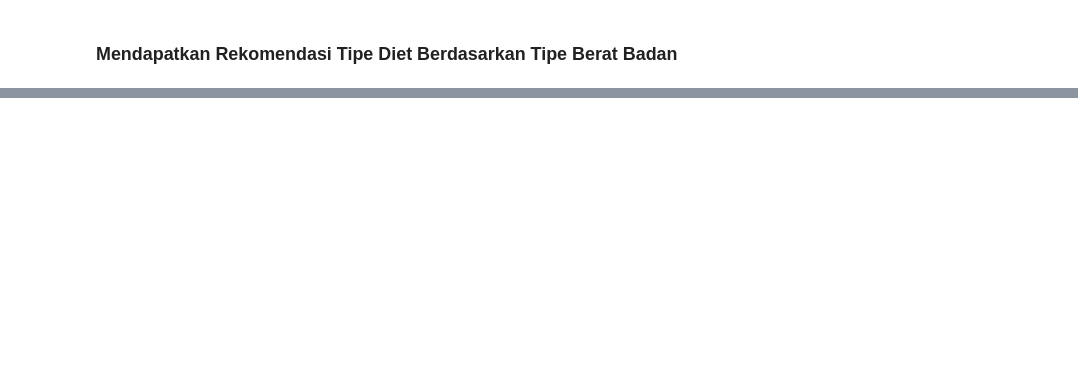
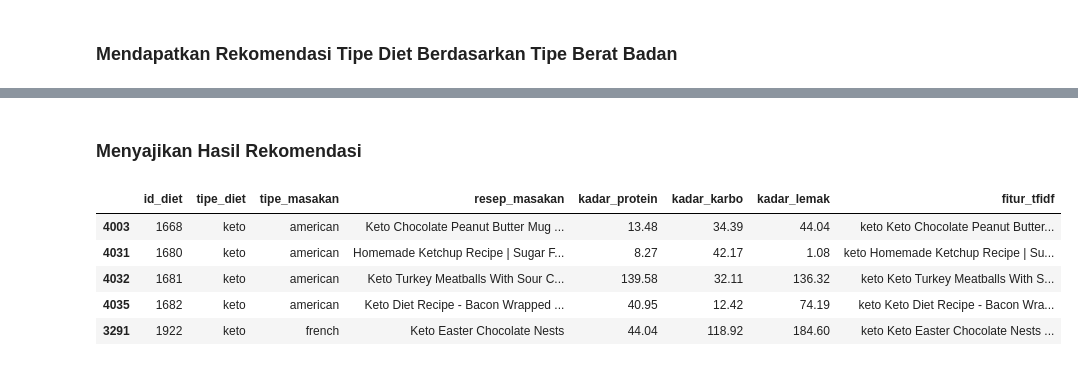
Before and after one commit to ishala/obesity-analysis-and-recommender-system, a Jupyter notebook: Submission 2/analisis.ipynb, the cells around one changed output, grey strips where cells are left out. Saved outputs shown, nothing was run; the diff lists cells and outputs as text; code cells hidden in the pictures; blank space fills up the shorter version.

```diff
--- a/Submission 2/analisis.ipynb
+++ b/Submission 2/analisis.ipynb
@@ -1541,0 +1535,36 @@ resto_not_visited = list(
+# %%
+# Ambil sample tipe diet
+userId = dietWithUser.id_user.sample(1).iloc[0]
+
+# Ambil sample tipe berat badan
+chosenDietByUser = dietWithUser[dietWithUser.tipe_berat_badan == userId]
+
+# Ambil data id diet yang belum pernah digunakan
+dietUnchoosenByUser = dietDf[~dietDf['tipe_diet'].isin(chosenDietByUser.tipe_diet.values)]['tipe_diet']
+
+# Ambil data id user yang serupa sebanyak data id diet
+userIdForPredict = np.array([userId] * len(dietUnchoosenByUser))
+
+# Gunakan map untuk mendapatkan encoded values dari dietUnchoosenByUser
+dietUnchoosenByUserEncoded = dietUnchoosenByUser.map(dietToEncoded).values
+
+# Prediksi rating menggunakan model
+ratings = model.predict([dietUnchoosenByUserEncoded, userIdForPredict])
+
+# Mendapatkan indeks rating teratas
+topRatingsIndices = np.argsort(ratings.flatten())[::-1]
+
+# Mengambil top 5 indeks
+top5Indices = topRatingsIndices[:5]
+# %% [markdown]
+### Menyajikan Hasil Rekomendasi
+# %%
+recommendedDietDf = dietDf[dietDf['id_diet'].isin(top5Indices)]
+recommendedDietDf
+# %% [output]
+|  | id_diet | tipe_diet | tipe_masakan | resep_masakan | kadar_protein | kadar_karbo | kadar_lemak | fitur_tfidf |
+| 4003 | 1668 | keto | american | Keto Chocolate Peanut Butter Mug ... | 13.48 | 34.39 | 44.04 | keto Keto Chocolate Peanut Butter... |
+| 4031 | 1680 | keto | american | Homemade Ketchup Recipe | Sugar F... | 8.27 | 42.17 | 1.08 | keto Homemade Ketchup Recipe | Su... |
+| 4032 | 1681 | keto | american | Keto Turkey Meatballs With Sour C... | 139.58 | 32.11 | 136.32 | keto Keto Turkey Meatballs With S... |
+| 4035 | 1682 | keto | american | Keto Diet Recipe - Bacon Wrapped ... | 40.95 | 12.42 | 74.19 | keto Keto Diet Recipe - Bacon Wra... |
+| 3291 | 1922 | keto | french | Keto Easter Chocolate Nests | 44.04 | 118.92 | 184.60 | keto Keto Easter Chocolate Nests ... |
```
Also changed, not shown: parts of 13 cells of this notebook.
